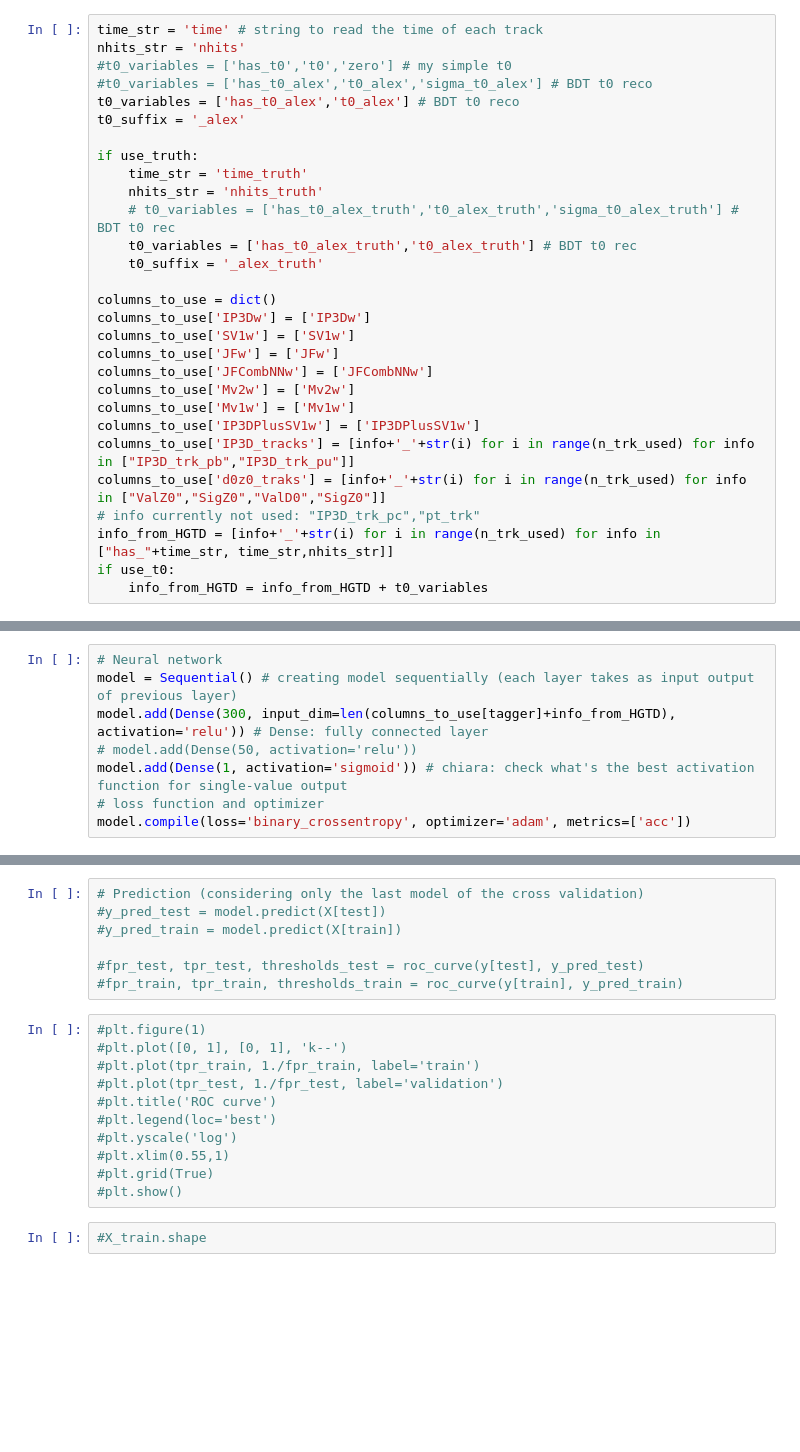
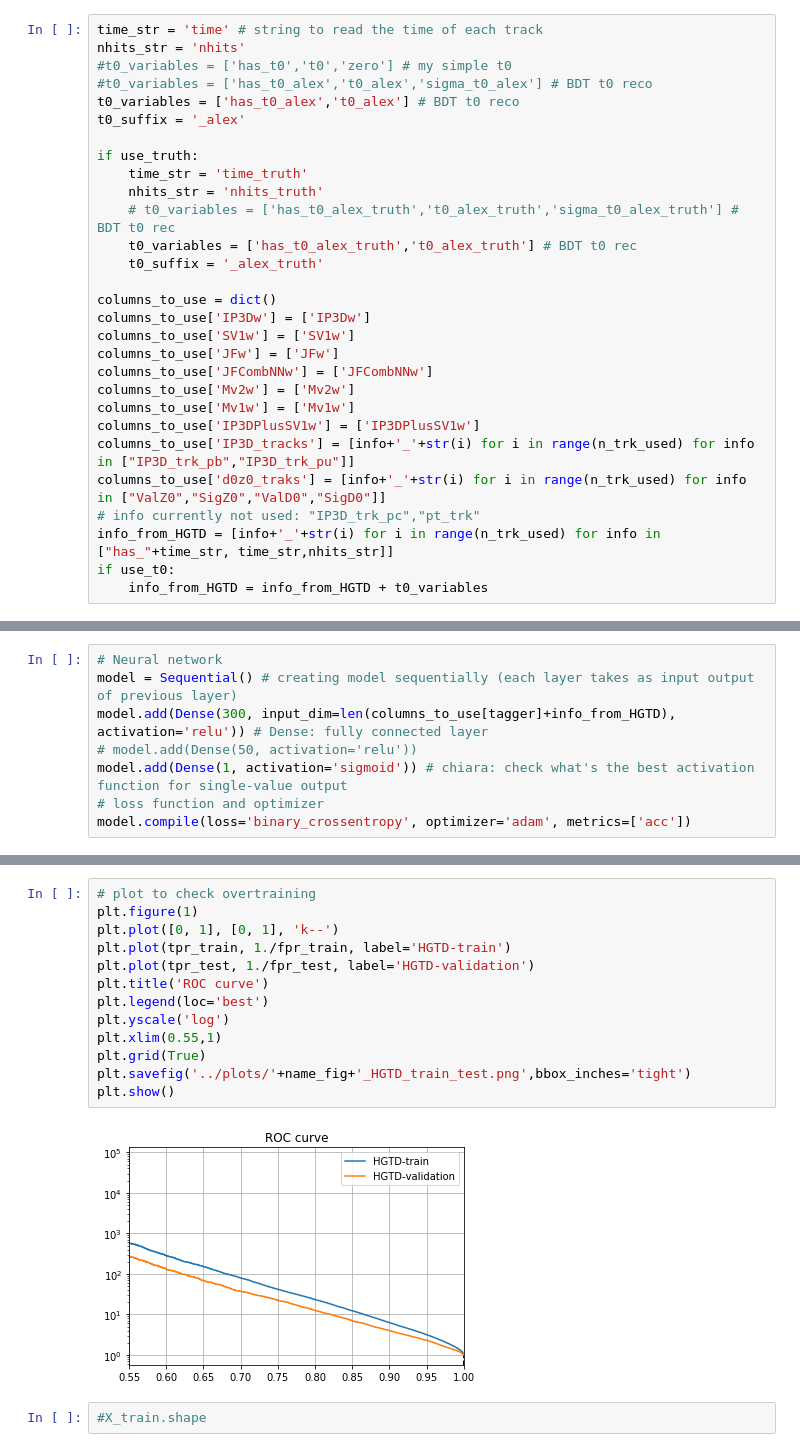
Before and after one commit to chiara-rizzi/track_time, a Jupyter notebook: test_cross_validation.ipynb, the cells around one changed output, grey strips where cells are left out. Cells and saved outputs as stored; diff of their text form; blank space fills up the shorter version.

```diff
--- a/test_cross_validation.ipynb
+++ b/test_cross_validation.ipynb
@@ -79,7 +81,7 @@ columns_to_use['Mv2w'] = ['Mv2w']
 columns_to_use['Mv1w'] = ['Mv1w']
 columns_to_use['IP3DPlusSV1w'] = ['IP3DPlusSV1w']
 columns_to_use['IP3D_tracks'] = [info+'_'+str(i) for i in range(n_trk_used) for info in ["IP3D_trk_pb","IP3D_trk_pu"]]
-columns_to_use['d0z0_traks'] = [info+'_'+str(i) for i in range(n_trk_used) for info in ["ValZ0","SigZ0","ValD0","SigZ0"]]
+columns_to_use['d0z0_traks'] = [info+'_'+str(i) for i in range(n_trk_used) for info in ["ValZ0","SigZ0","ValD0","SigD0"]]
 # info currently not used: "IP3D_trk_pc","pt_trk"
 info_from_HGTD = [info+'_'+str(i) for i in range(n_trk_used) for info in ["has_"+time_str, time_str,nhits_str]]
 if use_t0:
@@ -236,21 +282,18 @@ plt.show()
-# %%
-# Prediction (considering only the last model of the cross validation)
-#y_pred_test = model.predict(X[test])
-#y_pred_train = model.predict(X[train])
-
-#fpr_test, tpr_test, thresholds_test = roc_curve(y[test], y_pred_test)
-#fpr_train, tpr_train, thresholds_train = roc_curve(y[train], y_pred_train)
 # %%
-#plt.figure(1)
-#plt.plot([0, 1], [0, 1], 'k--')
-#plt.plot(tpr_train, 1./fpr_train, label='train')
-#plt.plot(tpr_test, 1./fpr_test, label='validation')
-#plt.title('ROC curve')
-#plt.legend(loc='best')
-#plt.yscale('log')
-#plt.xlim(0.55,1)
-#plt.grid(True)
-#plt.show()
+# plot to check overtraining
+plt.figure(1)
+plt.plot([0, 1], [0, 1], 'k--')
+plt.plot(tpr_train, 1./fpr_train, label='HGTD-train')
+plt.plot(tpr_test, 1./fpr_test, label='HGTD-validation')
+plt.title('ROC curve')
+plt.legend(loc='best')
+plt.yscale('log')
+plt.xlim(0.55,1)
+plt.grid(True)
+plt.savefig('../plots/'+name_fig+'_HGTD_train_test.png',bbox_inches='tight')
+plt.show()
+# %% [output]
+[figure, added]
 # %%
 #X_train.shape
 # %%
```
Also changed, not shown: parts of 12 cells of this notebook, 1 other file.
